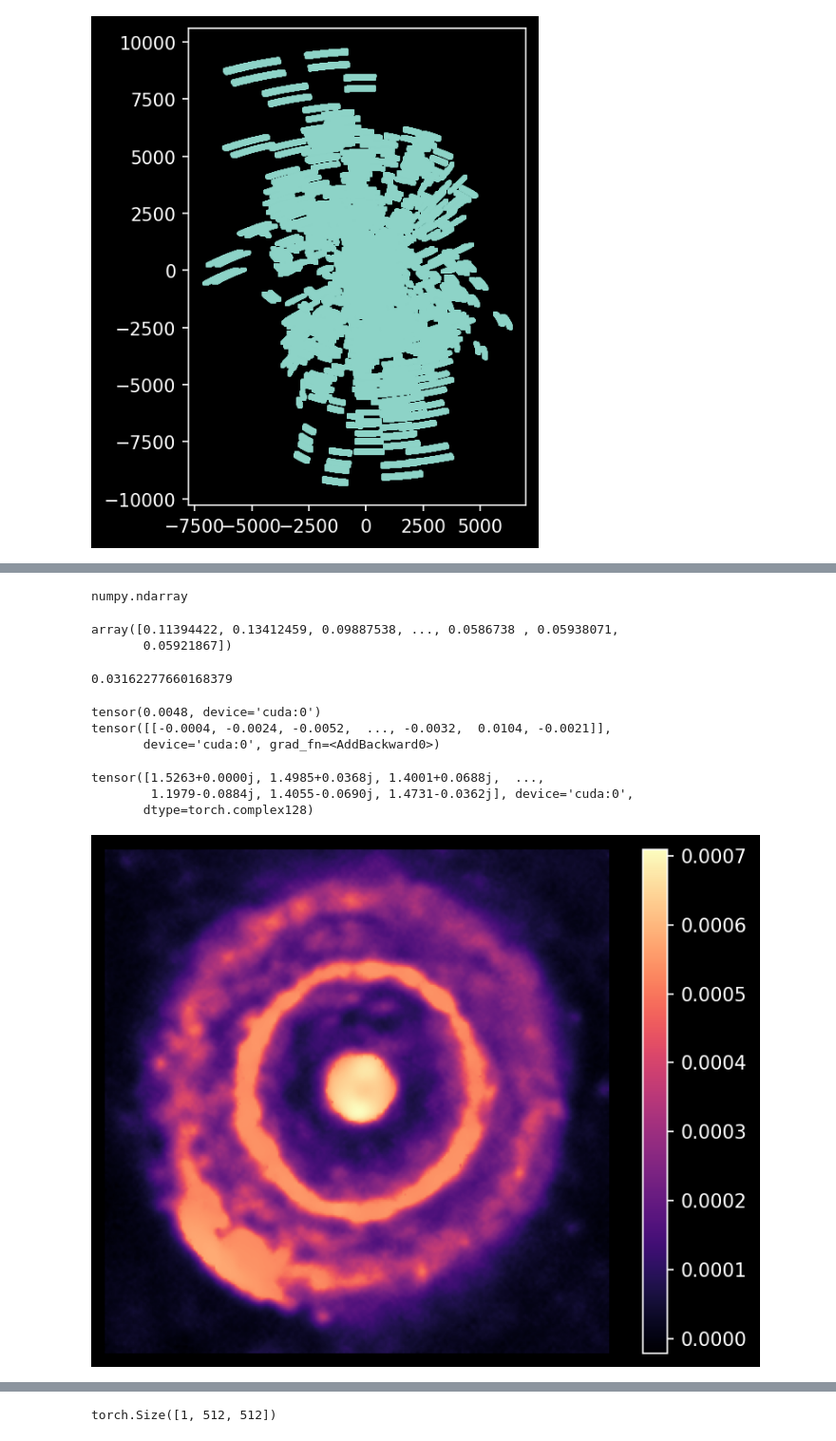
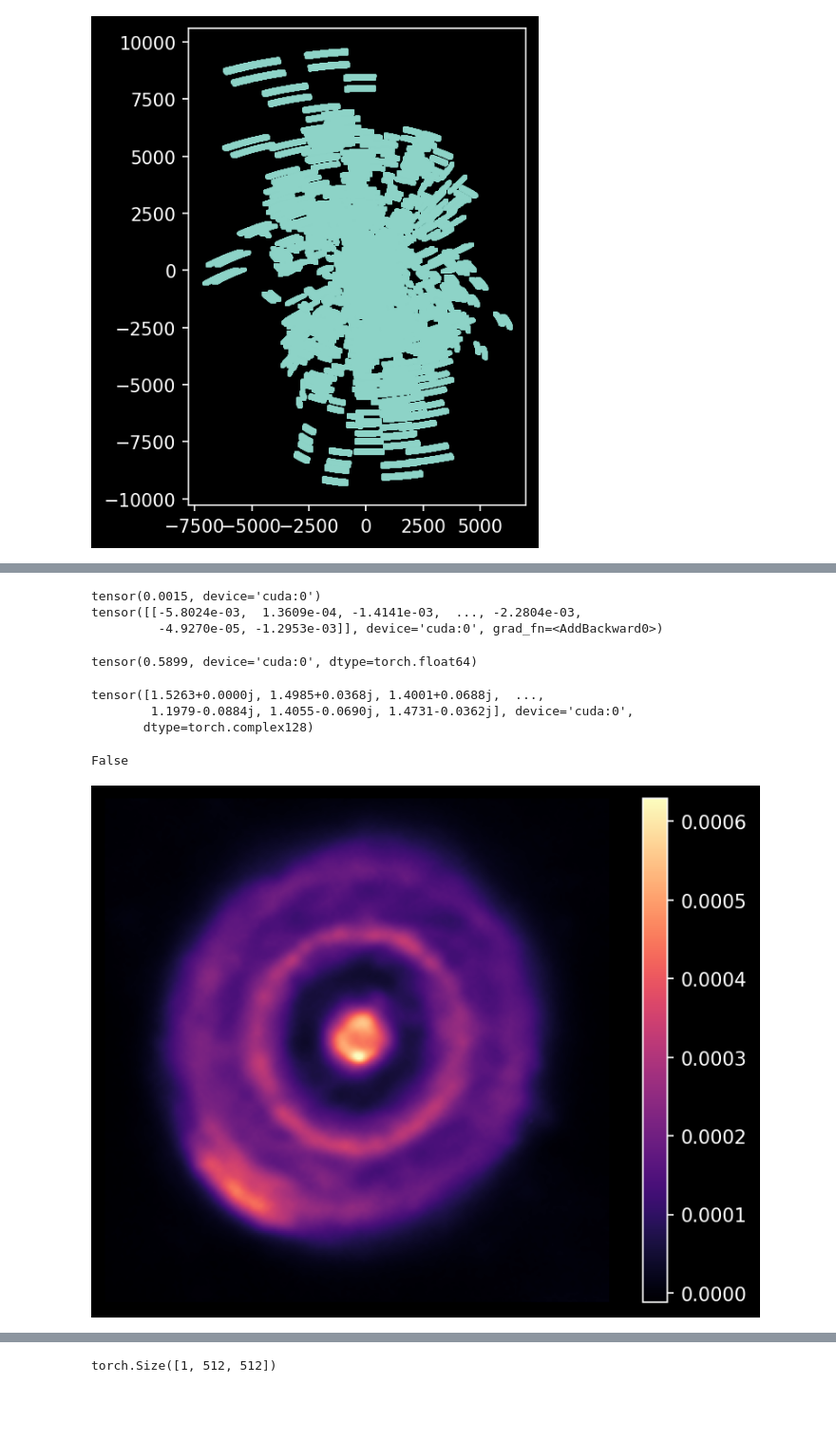
Before and after one commit to EnceladeCandy/diffusion-radio-astronomy, a Jupyter notebook: notebooks/mpol_inf_real copy 4.ipynb, the cells around one changed output, grey strips where cells are left out. Shown at 95% size. Saved outputs shown, nothing was run; the diff lists cells and outputs as text; code cells hidden in the pictures; blank space fills up the shorter version.

Commit message:
Link function needed

```diff
--- a/notebooks/mpol_inf_real copy 4.ipynb
+++ b/notebooks/mpol_inf_real copy 4.ipynb
@@ -179,27 +160,19 @@ plt.colorbar()
 # %%
 
-vis_gridded= ft(dirty_image/dirty_image.max()).flatten()
+vis_gridded= ft(dirty_image).flatten()/dirty_image.max()
+
+# Creating the sampling function:
+S = std_bin_real.flatten().to(torch.bool)
+vis_gridded = vis_gridded[S]
 y = torch.cat([vis_gridded.real, vis_gridded.imag])
 D = len(y)
 
-sigma_y = torch.cat([std_bin_real.flatten(), std_bin_imag.flatten()])/dirty_image.max()
-sigma_y = torch.tensor(weight).to(device) ** (-0.5)
+
+sigma_y = torch.cat([std_bin_real.flatten()[S], std_bin_imag.flatten()[S]])
+#sigma_y = torch.tensor(weight).to(device) ** (-0.5)
-# %%
-type(weight)
-# %% [output]
-numpy.ndarray
-# %%
-sigma_y
-# %% [output]
-array([0.11394422, 0.13412459, 0.09887538, ..., 0.0586738 , 0.05938071,
-       0.05921867])
-# %%
-np.sqrt(1e-3)
-# %% [output]
-0.03162277660168379
 # %%
-sigma_y = 1e-1 * torch.ones(D).to(device)
-beta = 0
+#sigma_y = 1e-2 * torch.ones(D).to(device)
+#beta = 0
 def sigma(t):
     return sigma_min * (sigma_max/sigma_min) ** t
 
@@ -212,7 +185,7 @@ def model(x):
     pad_size = int((npix - img_size)/2)
     x = torch.nn.functional.pad(x, (pad_size, pad_size, pad_size, pad_size))
     vis_full = ft(x).flatten()
-    vis_sampled = vis_full * sampling_function
+    vis_sampled = vis_full[S]
     return torch.cat([vis_sampled.real, vis_sampled.imag])
 
 
@@ -229,8 +202,7 @@ def log_likelihood(y, x, t, sigma_y):
         log-likelihood of a gaussian distribution
     """
     y_hat = model(x)
-    cov_diffusion = torch.cat([sampling_function.abs()**2, sampling_function.abs()**2]) + beta
-    var = cov_diffusion * sigma(t) **2/2 + sigma_y**2
+    var = sigma(t) **2 / 2 + sigma_y**2
     log_prob = -0.5 * torch.sum((y - y_hat)**2 / var)
     return log_prob
 
@@ -252,9 +224,13 @@ print((torch.sum(score_likelihood(x, t)**2))**0.5)
 print(score_posterior(x, t))
 #score_model.score(t, x.reshape(-1, 1, img_size, img_size)).shape
 # %% [output]
-tensor(0.0048, device='cuda:0')
-tensor([[-0.0004, -0.0024, -0.0052,  ..., -0.0032,  0.0104, -0.0021]],
-       device='cuda:0', grad_fn=<AddBackward0>)
+tensor(0.0015, device='cuda:0')
+tensor([[-5.8024e-03,  1.3609e-04, -1.4141e-03,  ..., -2.2804e-03,
+         -4.9270e-05, -1.2953e-03]], device='cuda:0', grad_fn=<AddBackward0>)
+# %%
+vis_gridded.imag.max()
+# %% [output]
+tensor(0.5899, device='cuda:0', dtype=torch.float64)
 # %%
 sampling_function
 # %% [output]
@@ -293,7 +269,7 @@ def pc_sampler(num_samples, num_pred_steps, num_corr_steps, score_function, snr
                 print("Nans appearing")
                 break
 
-    return link_function(x_mean) * dirty_image.max()
+    return link_function(x_mean)
 
 def euler_sampler(num_samples, num_steps, score_function, img_size = 28):
     t = torch.ones(size = (num_samples, 1)).to(device)
@@ -315,7 +291,7 @@ def euler_sampler(num_samples, num_steps, score_function, img_size = 28):
                 print("Nans appearing")
                 break
 
-    return link_function(x_mean) * dirty_image.max()
+    return link_function(x_mean)
 
 pred = 500
 corr = 100
@@ -323,25 +299,35 @@ snr = 1e-2
 samples = euler_sampler(num_samples = 1, num_steps = pred, score_function = score_posterior, img_size = img_size)
 #samples = pc_sampler(num_samples = 4, num_pred_steps = pred, num_corr_steps = corr, snr = snr, score_function = score_posterior, img_size = img_size)
 # %%
+
+norm = False
+save = False
 n_images = len(samples)
 grid_size = int(n_images**0.5)
-norm = ImageNormalize(dirty_image[..., None, None].cpu().numpy(), vmin = 0, stretch = AsinhStretch())
 if n_images != 1:
     fig, axs = plt.subplots(grid_size, grid_size, figsize = (5, 5))
-
+    norm = ImageNormalize(dirty_image[..., None, None].cpu().numpy(), vmin = 0, stretch = AsinhStretch())
     k = 0
     for i in range(grid_size):
         for j in range(grid_size):
             im = axs[i, j].imshow((samples[k]).cpu().reshape(img_size, img_size), cmap = "magma", norm = norm, origin = "lower")
             axs[i, j].axis("off")
             #if k==0:
                 #plt.colorbar(im)
             k+=1
 else:
-
-    norm = ImageNormalize(dirty_image[..., None, None].cpu().numpy(), vmin = 0, stretch = AsinhStretch())
-    plt.imshow((samples).cpu().reshape(img_size, img_size), cmap = "magma", norm = None, origin = "lower")
+    print(norm)
+    if norm:
+        save_path = f"../../images/HD143006_pad{npix}_robust{robust:.1f}norm.jpeg"
+        norm = ImageNormalize(dirty_image[..., None, None].cpu().numpy(), vmin = 0, stretch = AsinhStretch())
+    else:
+        save_path = f"../../images/HD143006_pad{npix}_robust{robust:.1f}nonorm.jpeg"
+        norm = None
+    plt.imshow((samples).cpu().reshape(img_size, img_size), cmap = "magma", norm = norm, origin = "lower")
     plt.axis("off")
     plt.colorbar()
+if save:
+    plt.savefig(save_path, bbox_inches = "tight", pad_inches = 0.1)
 # %% [output]
+False
-[figure, old version]
+[figure, new version]
```
Also changed, not shown: parts of 12 cells of this notebook, 2 other files.
